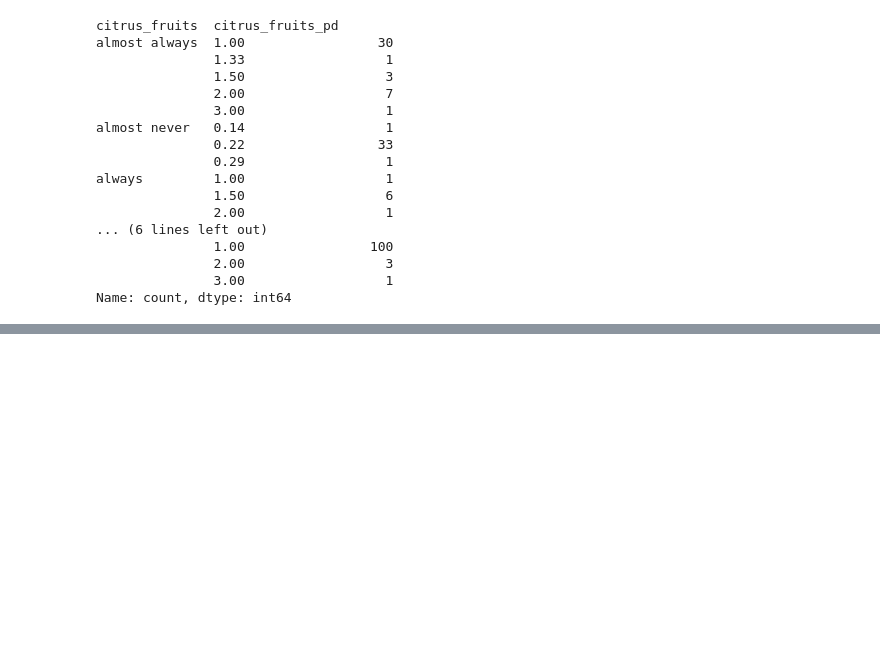
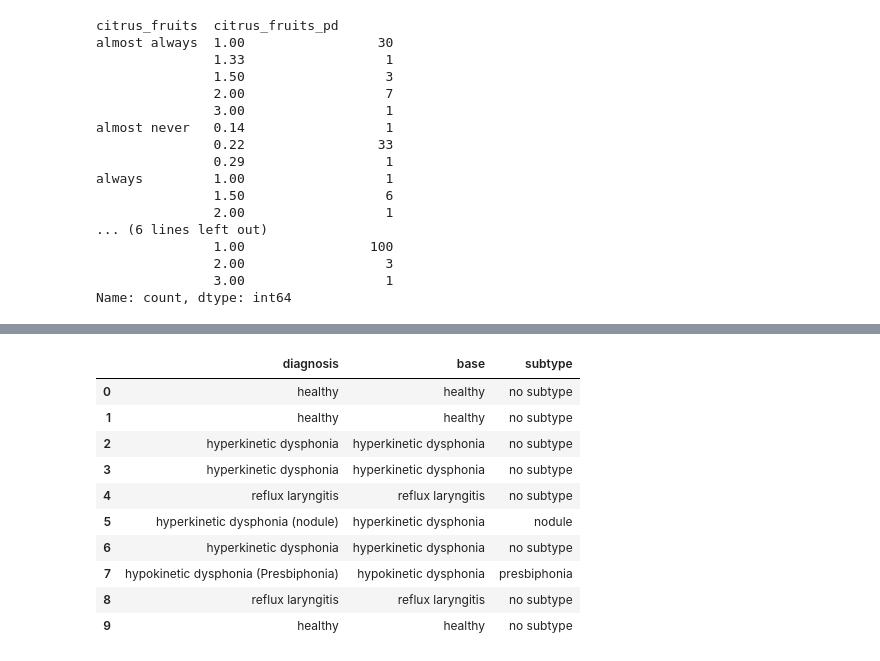
Before and after one commit to alyssahondrade/ml-perspectives-on-voice-disorder-diagnosis, a Jupyter notebook: 02_data_cleaning.ipynb, the cells around one changed output, grey strips where cells are left out. Drawn from its saved outputs; the diff is of its cells as text; code cells hidden in the pictures; blank space fills up the shorter version.

```diff
--- a/02_data_cleaning.ipynb
+++ b/02_data_cleaning.ipynb
@@ -1409,0 +1491,21 @@ Name: count, dtype: int64
+# %%
+# Fill the base null values with the diagnosis value and lowercase
+clean_num_df['base'] = clean_num_df['base'].fillna(clean_num_df['diagnosis'])
+
+# Fill the subtype null values with 'no subtype'
+clean_num_df['subtype'] = clean_num_df['subtype'].fillna('no subtype')
+
+# Display the updated columns
+clean_num_df[['diagnosis', 'base', 'subtype']].head(10)
+# %% [output]
+|  | diagnosis | base | subtype |
+| 0 | healthy | healthy | no subtype |
+| 1 | healthy | healthy | no subtype |
+| 2 | hyperkinetic dysphonia | hyperkinetic dysphonia | no subtype |
+| 3 | hyperkinetic dysphonia | hyperkinetic dysphonia | no subtype |
+| 4 | reflux laryngitis | reflux laryngitis | no subtype |
+| 5 | hyperkinetic dysphonia (nodule) | hyperkinetic dysphonia | nodule |
+| 6 | hyperkinetic dysphonia | hyperkinetic dysphonia | no subtype |
+| 7 | hypokinetic dysphonia (Presbiphonia) | hypokinetic dysphonia | presbiphonia |
+| 8 | reflux laryngitis | reflux laryngitis | no subtype |
+| 9 | healthy | healthy | no subtype |
```
Also changed, not shown: parts of 22 cells of this notebook.
